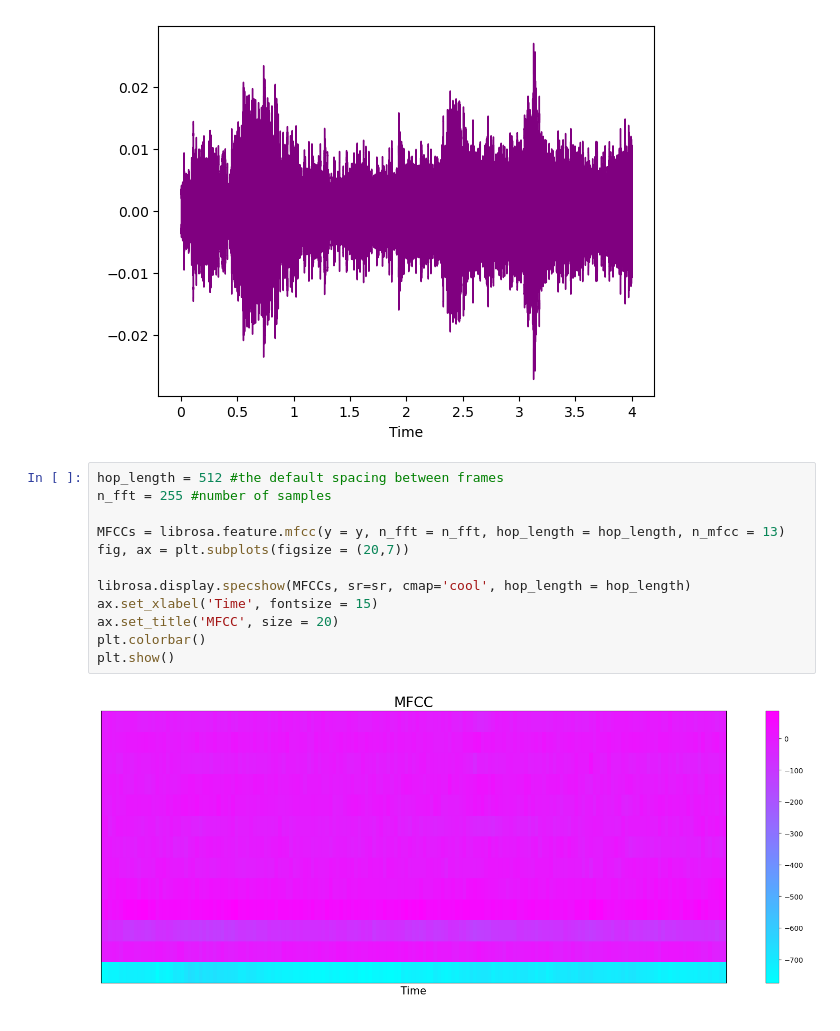
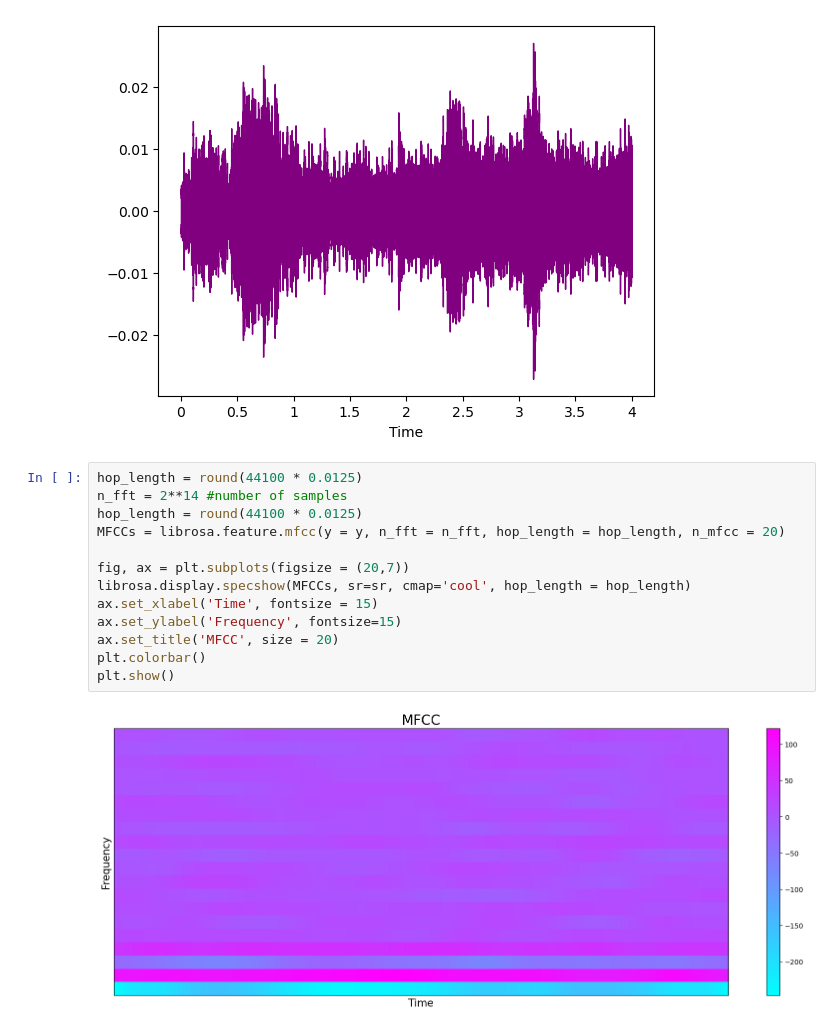
Before and after one commit to ToniCardosooo/ML2-Project, a Jupyter notebook: rnn.ipynb, the cells around one changed output. Cells and saved outputs as stored; diff of their text form.

```diff
--- a/rnn.ipynb
+++ b/rnn.ipynb
@@ -39,16 +41,17 @@ librosa.display.waveshow(y,sr=sr, x_axis='time', color='purple', offset=0.0)
 <librosa.display.AdaptiveWaveplot at 0x...>
 [figure]
 # %%
-hop_length = 512 #the default spacing between frames
-n_fft = 255 #number of samples
+hop_length = round(44100 * 0.0125)
+n_fft = 2**14 #number of samples
+hop_length = round(44100 * 0.0125)
+MFCCs = librosa.feature.mfcc(y = y, n_fft = n_fft, hop_length = hop_length, n_mfcc = 20)
 
-MFCCs = librosa.feature.mfcc(y = y, n_fft = n_fft, hop_length = hop_length, n_mfcc = 13)
 fig, ax = plt.subplots(figsize = (20,7))
-
 librosa.display.specshow(MFCCs, sr=sr, cmap='cool', hop_length = hop_length)
 ax.set_xlabel('Time', fontsize = 15)
+ax.set_ylabel('Frequency', fontsize=15)
 ax.set_title('MFCC', size = 20)
 plt.colorbar()
 plt.show()
 # %% [output]
-[figure, old version]
+[figure, new version]
```
Also changed, not shown: parts of 14 cells of this notebook.
